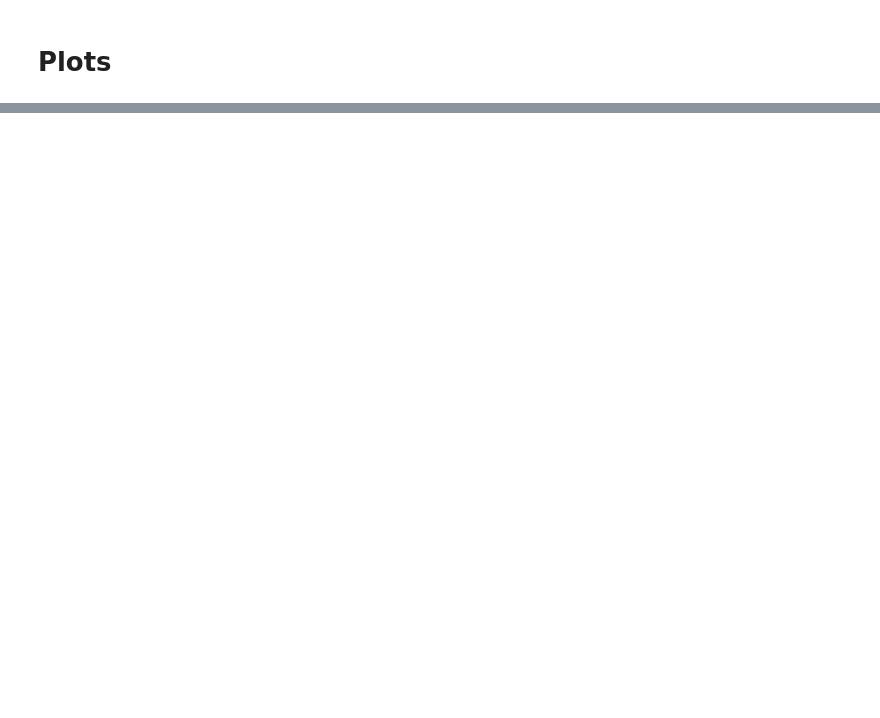
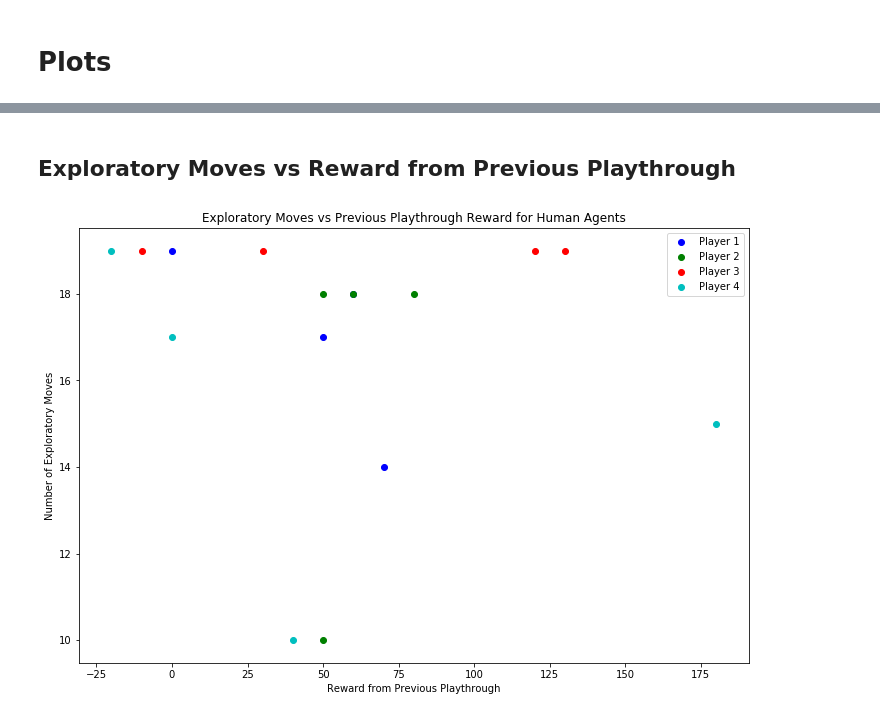
Before and after one commit to Yustynn/decision-theory-rl-and-data-analysis, a Jupyter notebook: RL.ipynb, the cells around one changed output, grey strips where cells are left out. Cells and saved outputs as stored; diff of their text form; code cells hidden in the pictures; blank space fills up the shorter version.

```diff
--- a/RL.ipynb
+++ b/RL.ipynb
@@ -745,0 +780,25 @@ plt.plot(range(len(runs)), runs)
+# %% [markdown]
+## Exploratory Moves vs Reward from Previous Playthrough
+# %%
+fig, ax = plt.subplots(figsize=(12, 8))
+
+for i, history in enumerate(human_histories):
+    rewards = history.rewards[0:4]
+    moves = history.num_exploratory_moves[1:5]
+    ax.scatter(
+        rewards,
+        moves,
+        label=f'Player {i + 1}',
+        c=PLAYER_ID_TO_COLOR[i]
+    )
+
+
+ax.set_xlabel('Reward from Previous Playthrough')
+ax.set_ylabel('Number of Exploratory Moves')
+ax.set_title('Exploratory Moves vs Previous Playthrough Reward for Human Agents')
+
+# ax.set_xticks(range(1, NUM_PLAYTHROUGHS + 1))
+ax.legend()
+fig.savefig('img/exploratory-moves-vs-previous-playthrough-reward.png', dpi=300)
+# %% [output]
+[figure, added]
```
Also changed, not shown: parts of 27 cells of this notebook, 6 other files.
